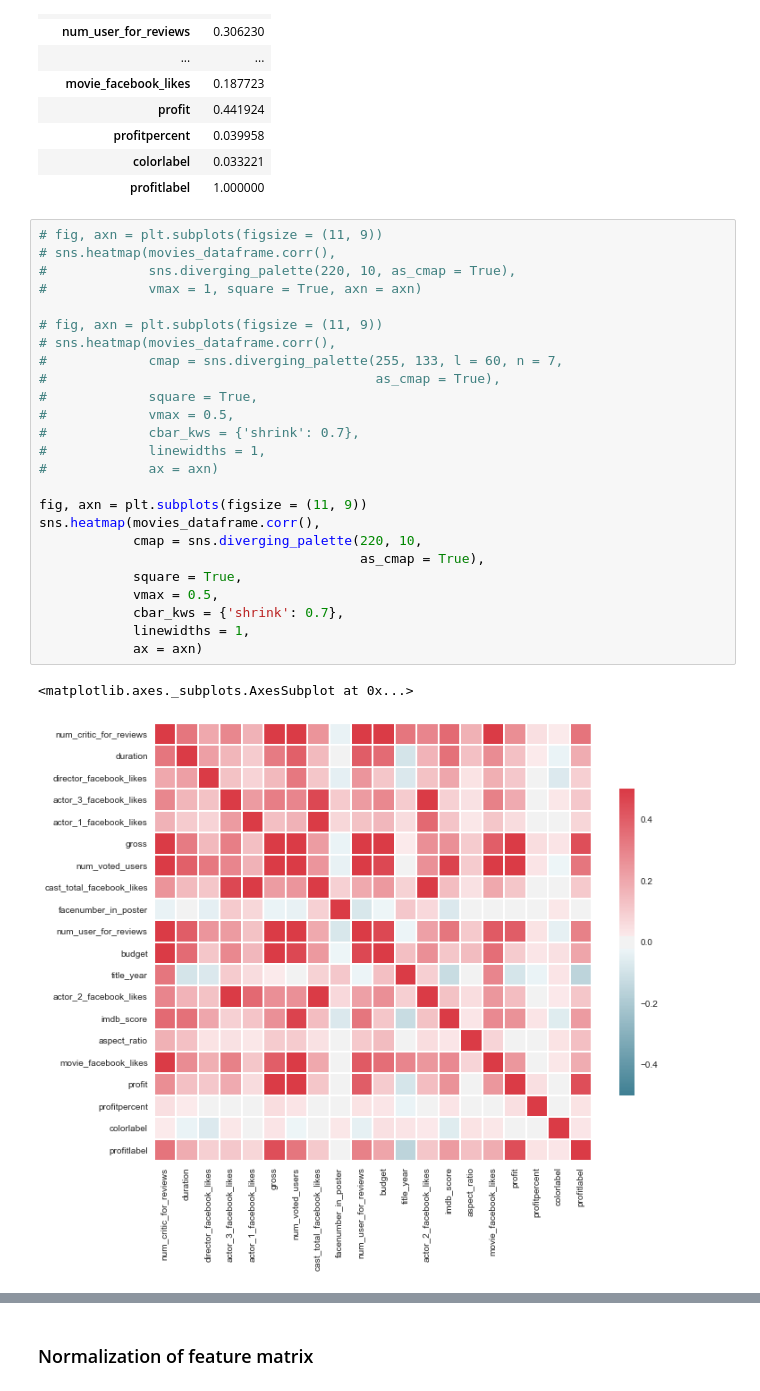
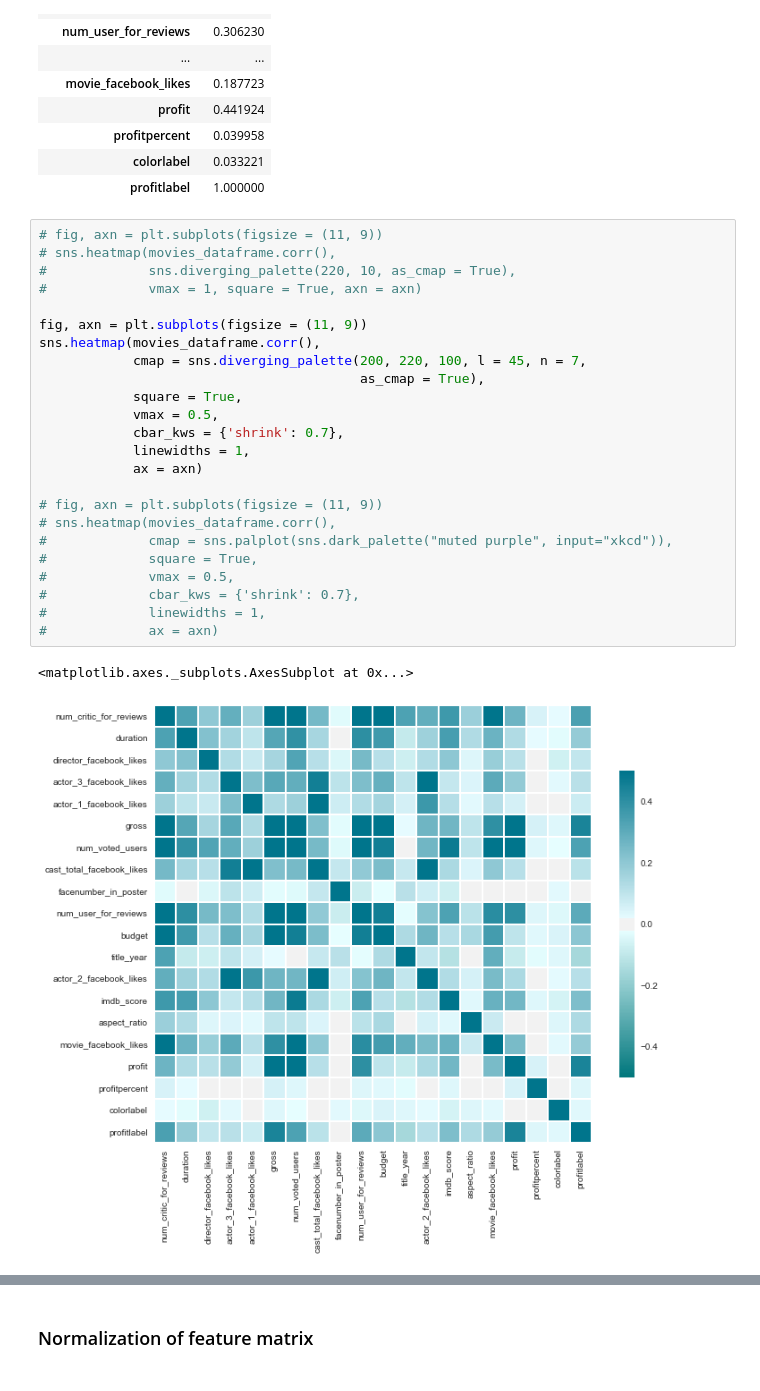
Before and after one commit to marc-hern/Feature-Selection-In-IMDB, a Jupyter notebook: Feature-Selection-vs-Profit.ipynb, the cells around one changed output, grey strips where cells are left out. Saved outputs shown, nothing was run; the diff lists cells and outputs as text.

```diff
--- a/Feature-Selection-vs-Profit.ipynb
+++ b/Feature-Selection-vs-Profit.ipynb
@@ -318,30 +307,29 @@ movies_dataframe.corr()[['profitlabel']]
 # %%
 # fig, axn = plt.subplots(figsize = (11, 9))
 # sns.heatmap(movies_dataframe.corr(),
 #             sns.diverging_palette(220, 10, as_cmap = True),
 #             vmax = 1, square = True, axn = axn)
 
-# fig, axn = plt.subplots(figsize = (11, 9))
-# sns.heatmap(movies_dataframe.corr(),
-#             cmap = sns.diverging_palette(255, 133, l = 60, n = 7,
-#                                          as_cmap = True),
-#             square = True,
-#             vmax = 0.5,
-#             cbar_kws = {'shrink': 0.7},
-#             linewidths = 1,
-#             ax = axn)
-
 fig, axn = plt.subplots(figsize = (11, 9))
 sns.heatmap(movies_dataframe.corr(),
-            cmap = sns.diverging_palette(220, 10,
+            cmap = sns.diverging_palette(200, 220, 100, l = 45, n = 7,
                                          as_cmap = True),
             square = True,
             vmax = 0.5,
             cbar_kws = {'shrink': 0.7},
             linewidths = 1,
             ax = axn)
+
+# fig, axn = plt.subplots(figsize = (11, 9))
+# sns.heatmap(movies_dataframe.corr(),
+#             cmap = sns.palplot(sns.dark_palette("muted purple", input="xkcd")),
+#             square = True,
+#             vmax = 0.5,
+#             cbar_kws = {'shrink': 0.7},
+#             linewidths = 1,
+#             ax = axn)
 # %% [output]
 <matplotlib.axes._subplots.AxesSubplot at 0x...>
-[figure, old version]
+[figure, new version]
 # %%
 #
```
Also changed, not shown: parts of 13 cells of this notebook.
